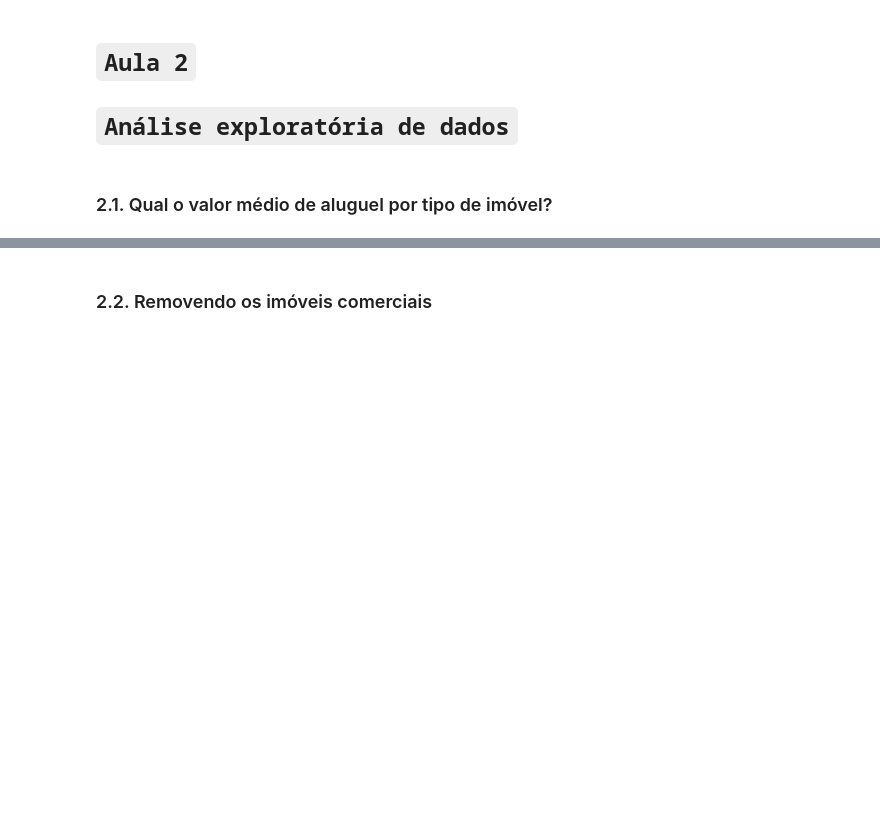
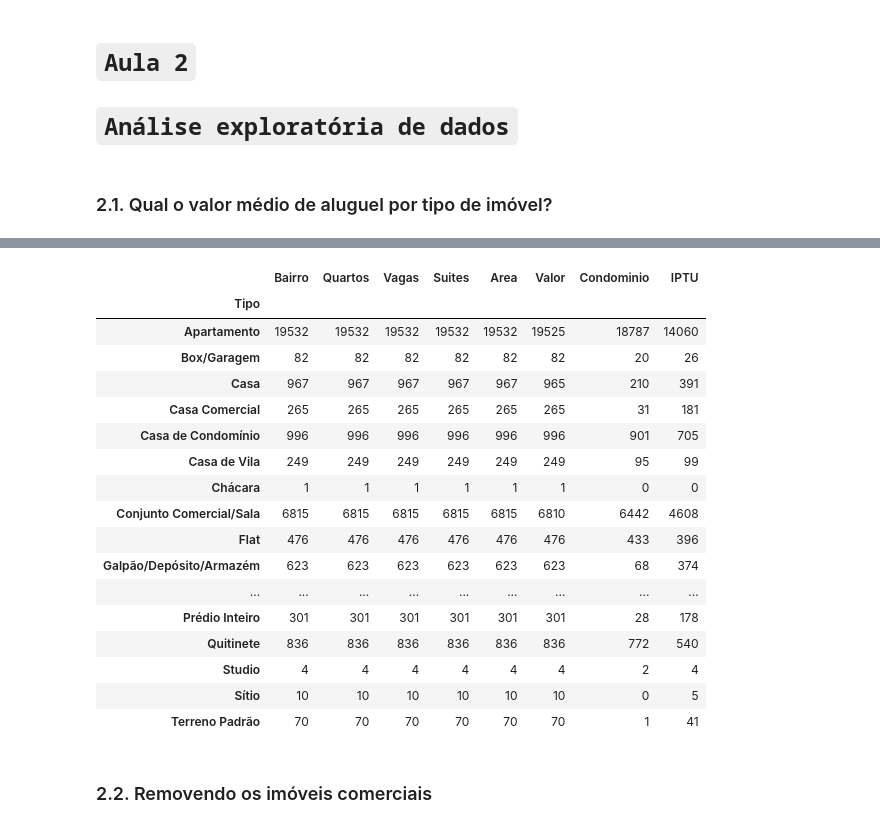
Before and after one commit to KaelDucatti/estudos-ds, a Jupyter notebook: python_for_ds/04_pandas_start/notebook_inicial.ipynb, the cells around one changed output, grey strips where cells are left out. Saved outputs shown, nothing was run; the diff lists cells and outputs as text; code cells hidden in the pictures; blank space fills up the shorter version.

```diff
--- a/python_for_ds/04_pandas_start/notebook_inicial.ipynb
+++ b/python_for_ds/04_pandas_start/notebook_inicial.ipynb
@@ -8,12 +8,12 @@ import pandas as pd
 # %%
 database = 'aluguel.csv'
 
-data = pd.read_csv(
+df = pd.read_csv(
     database,
     sep=';'
 )
 
-data
+df
 # %% [output]
 |  | Tipo | Bairro | Quartos | Vagas | Suites | Area | Valor | Condominio | IPTU |
 | 0 | Quitinete | Copacabana | 1 | 0 | 0 | 40 | 1700.0 | 500.0 | 60.0 |
@@ -66,3 +189,25 @@ data.tail(10)
+# %%
+# Agrupando valores por tipo e calculando o número de reptições por agrupamento
+df.groupby('Tipo').count()
+# %% [output]
+|  | Bairro | Quartos | Vagas | Suites | Area | Valor | Condominio | IPTU |
+| Tipo |  |  |  |  |  |  |  |  |
+| Apartamento | 19532 | 19532 | 19532 | 19532 | 19532 | 19525 | 18787 | 14060 |
+| Box/Garagem | 82 | 82 | 82 | 82 | 82 | 82 | 20 | 26 |
+| Casa | 967 | 967 | 967 | 967 | 967 | 965 | 210 | 391 |
+| Casa Comercial | 265 | 265 | 265 | 265 | 265 | 265 | 31 | 181 |
+| Casa de Condomínio | 996 | 996 | 996 | 996 | 996 | 996 | 901 | 705 |
+| Casa de Vila | 249 | 249 | 249 | 249 | 249 | 249 | 95 | 99 |
+| Chácara | 1 | 1 | 1 | 1 | 1 | 1 | 0 | 0 |
+| Conjunto Comercial/Sala | 6815 | 6815 | 6815 | 6815 | 6815 | 6810 | 6442 | 4608 |
+| Flat | 476 | 476 | 476 | 476 | 476 | 476 | 433 | 396 |
+| Galpão/Depósito/Armazém | 623 | 623 | 623 | 623 | 623 | 623 | 68 | 374 |
+| ... | ... | ... | ... | ... | ... | ... | ... | ... |
+| Prédio Inteiro | 301 | 301 | 301 | 301 | 301 | 301 | 28 | 178 |
+| Quitinete | 836 | 836 | 836 | 836 | 836 | 836 | 772 | 540 |
+| Studio | 4 | 4 | 4 | 4 | 4 | 4 | 2 | 4 |
+| Sítio | 10 | 10 | 10 | 10 | 10 | 10 | 0 | 5 |
+| Terreno Padrão | 70 | 70 | 70 | 70 | 70 | 70 | 1 | 41 |
 # %% [markdown]
 ### 2.2. Removendo os imóveis comerciais
 # %% [markdown]
```
Also changed, not shown: parts of 10 cells of this notebook, 1 other file.
